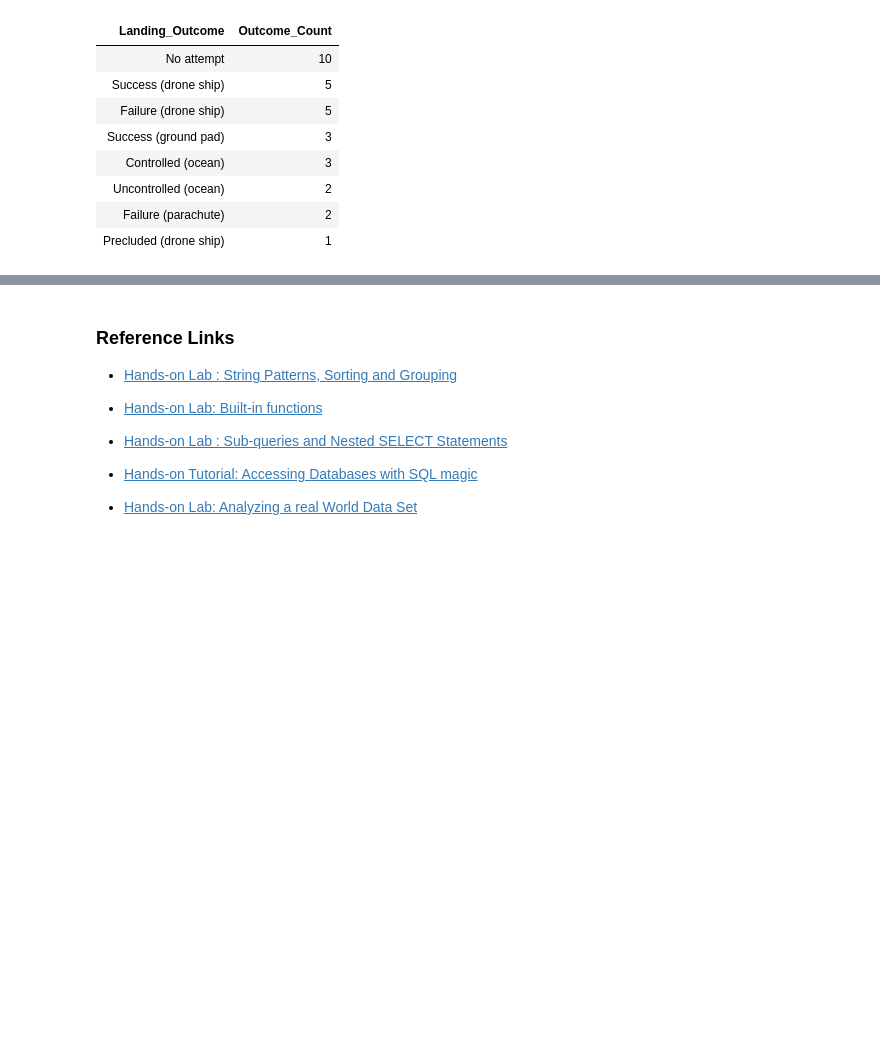
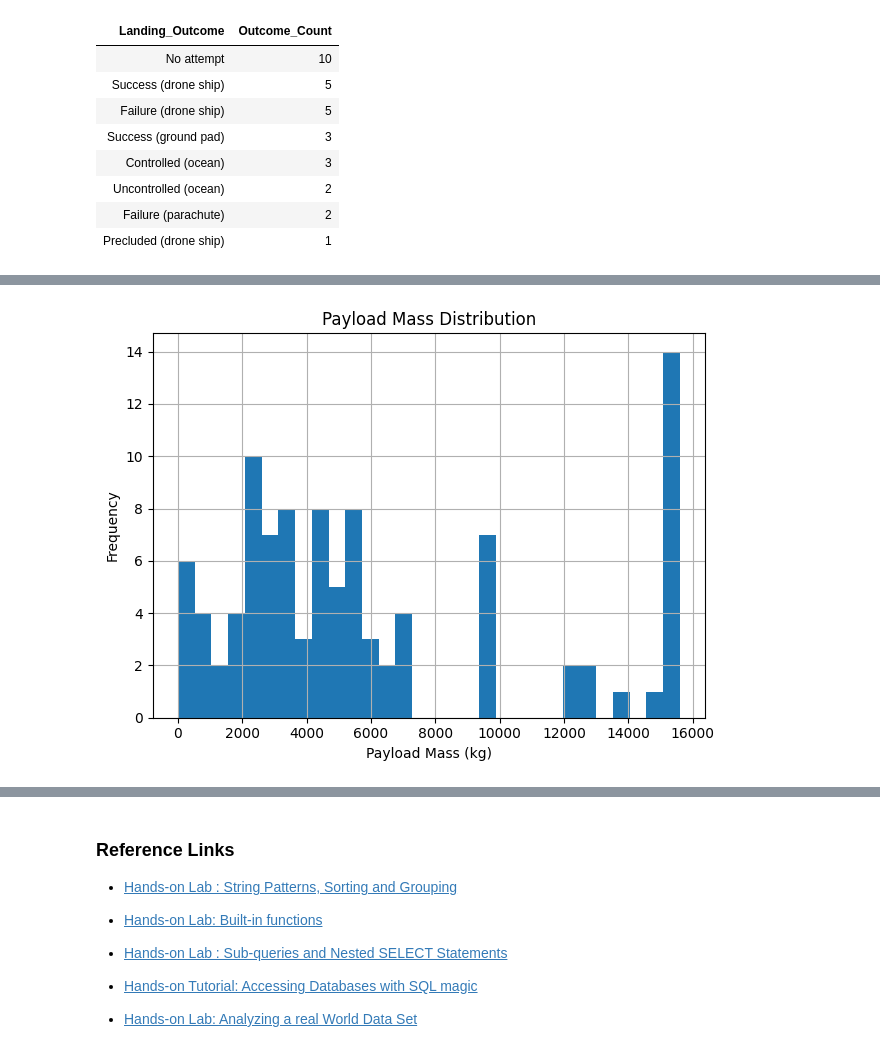
Before and after one commit to NLdesignlab/spacex-data-lab, a Jupyter notebook: jupyter-labs-eda-sql-coursera_sqllite.ipynb, the cells around one changed output, grey strips where cells are left out. Cells and saved outputs as stored; diff of their text form; code cells hidden in the pictures; blank space fills up the shorter version.

```diff
--- a/jupyter-labs-eda-sql-coursera_sqllite.ipynb
+++ b/jupyter-labs-eda-sql-coursera_sqllite.ipynb
@@ -282,0 +316,10 @@ Done.
+# %%
+# Plotting the distribution of payload mass
+df['PAYLOAD_MASS__KG_'].hist(bins=30)
+plt.title('Payload Mass Distribution')
+plt.xlabel('Payload Mass (kg)')
+plt.ylabel('Frequency')
+plt.tight_layout()
+plt.show()
+# %% [output]
+[figure, added]
```
Also changed, not shown: parts of 6 cells of this notebook.
